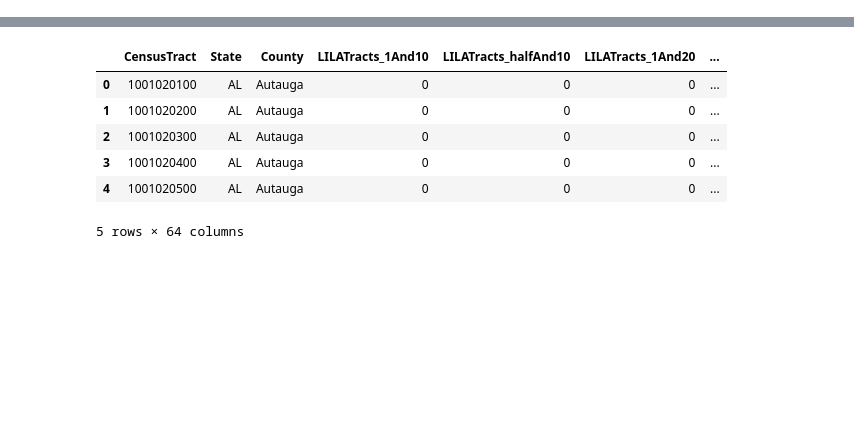
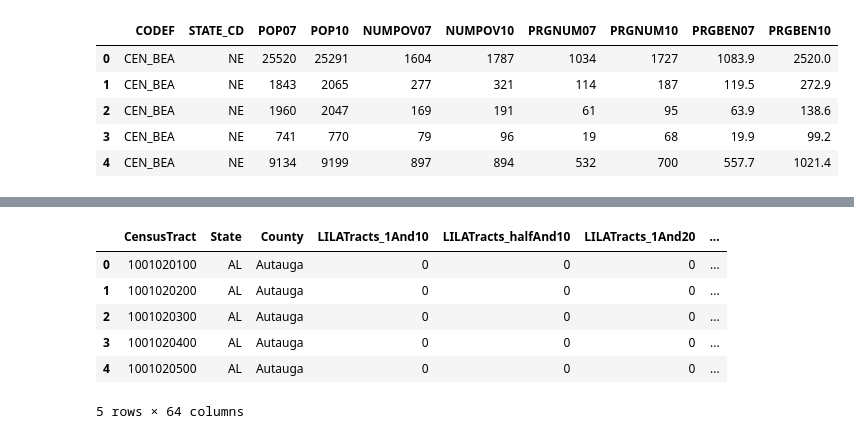
Before and after one commit to DanBoulden/TEAM_SNAP_ETL_PROJECT, a Jupyter notebook: SNAP_ETL_All_together_Full_ETL.ipynb, the cells around one changed output, grey strips where cells are left out. Cells and saved outputs as stored; diff of their text form; code cells hidden in the pictures; blank space fills up the shorter version.

```diff
--- a/SNAP_ETL_All_together_Full_ETL.ipynb
+++ b/SNAP_ETL_All_together_Full_ETL.ipynb
@@ -61,0 +123,20 @@ new_snap_df.head()
+# %%
+# Clean Zhen's data 5
+# Convert the population columns to integer
+new_snap_df['POP07'] = new_snap_df['POP07'].astype(int)
+new_snap_df['POP10'] = new_snap_df['POP10'].astype(int)
+
+new_snap_df['NUMPOV07'] = new_snap_df['NUMPOV07'].astype(int)
+new_snap_df['NUMPOV10'] = new_snap_df['NUMPOV10'].astype(int)
+
+new_snap_df['PRGNUM07'] = new_snap_df['PRGNUM07'].astype(int)
+new_snap_df['PRGNUM10'] = new_snap_df['PRGNUM10'].astype(int)
+
+new_snap_df.head()
+# %% [output]
+|  | CODEF | STATE_CD | POP07 | POP10 | NUMPOV07 | NUMPOV10 | PRGNUM07 | PRGNUM10 | PRGBEN07 | PRGBEN10 |
+| 0 | CEN_BEA | NE | 25520 | 25291 | 1604 | 1787 | 1034 | 1727 | 1083.9 | 2520.0 |
+| 1 | CEN_BEA | NE | 1843 | 2065 | 277 | 321 | 114 | 187 | 119.5 | 272.9 |
+| 2 | CEN_BEA | NE | 1960 | 2047 | 169 | 191 | 61 | 95 | 63.9 | 138.6 |
+| 3 | CEN_BEA | NE | 741 | 770 | 79 | 96 | 19 | 68 | 19.9 | 99.2 |
+| 4 | CEN_BEA | NE | 9134 | 9199 | 897 | 894 | 532 | 700 | 557.7 | 1021.4 |
```
Also changed, not shown: parts of 16 cells of this notebook.
